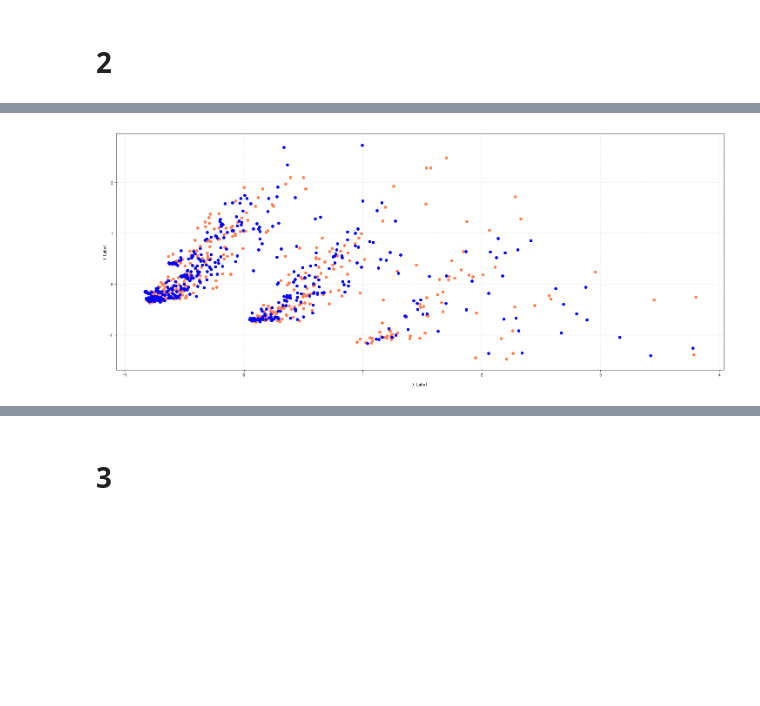
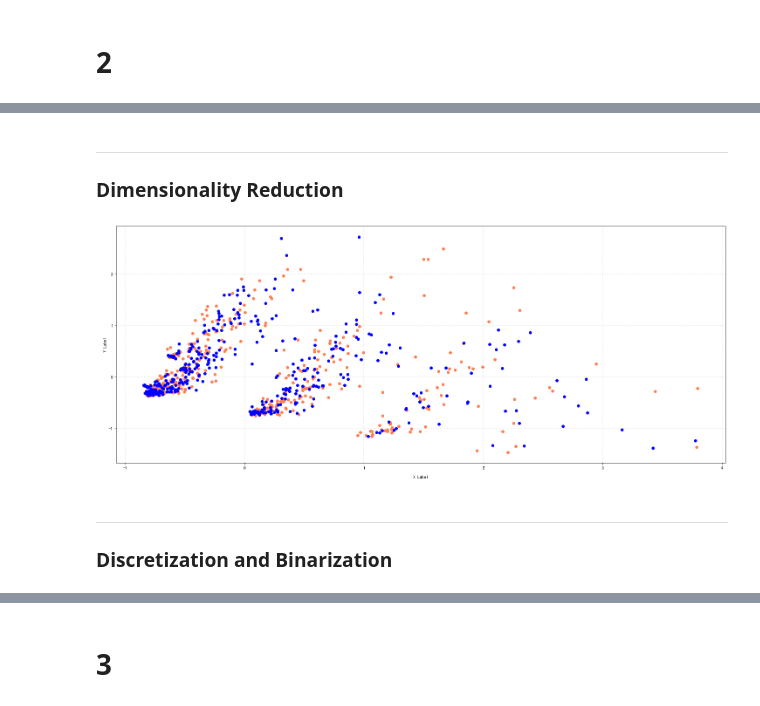
Before and after one commit to veblen-cai/DM2020-Lab1-Master, a Jupyter notebook: DM2020-Lab1-Homework.ipynb, the cells around one changed output, grey strips where cells are left out. Cells and saved outputs as stored; diff of their text form; code cells hidden in the pictures; blank space fills up the shorter version.

```diff
--- a/DM2020-Lab1-Homework.ipynb
+++ b/DM2020-Lab1-Homework.ipynb
@@ -90,0 +443,2 @@ df.lable.value_counts().plot.bar(title='Number of different labels')
+# %%
+df.drop_duplicates(keep=False, inplace=True) # inplace applies changes directly on our dataframe
@@ -91,5 +485,9 @@ df.lable.value_counts().plot.bar(title='Number of different labels')
+# %%
+import nltk
+# takes a like a minute or two to process
+df['unigrams'] = df['sentence'].apply(lambda x: dmh.tokenize_text(x))
 # %%
 from sklearn.feature_extraction.text import CountVectorizer
 
 count_vect = CountVectorizer()
-X_counts = count_vect.fit_transform(df.sentence)
+df_counts = count_vect.fit_transform(df.sentence)
@@ -134,26 +519,34 @@ array([[1, 0, 0, ..., 0, 0, 0]], dtype=int64)
+# %% [markdown]
+---
+
+### Dimensionality Reduction
 # %%
 from sklearn.decomposition import PCA
 # %%
-X_reduced = PCA(n_components = 2).fit_transform(X_counts.toarray())
+df_reduced = PCA(n_components = 2).fit_transform(df_counts.toarray())
 # %%
 col = ['coral', 'blue']
 
 fig = plt.figure(figsize = (25,10))
 ax = fig.subplots()
 
 for c, category in zip(col, [0,1]):
-    xs = X_reduced[df.lable == category].T[0]
-    ys = X_reduced[df.lable== category].T[1]
+    xs = df_reduced[df.label == category].T[0]
+    ys = df_reduced[df.label== category].T[1]
 
     ax.scatter(xs, ys, c = c, marker='o')
 
 ax.grid(color='gray', linestyle=':', linewidth=2, alpha=0.2)
 ax.set_xlabel('\nX Label')
 ax.set_ylabel('\nY Label')
 
 plt.show()
 # %% [output]
-[figure, old version]
+[figure, new version]
+# %% [markdown]
+---
+
+### Discretization and Binarization
 # %%
 from sklearn import preprocessing, metrics, decomposition, pipeline, dummy
 # %%
```
Also changed, not shown: parts of 88 cells of this notebook.
